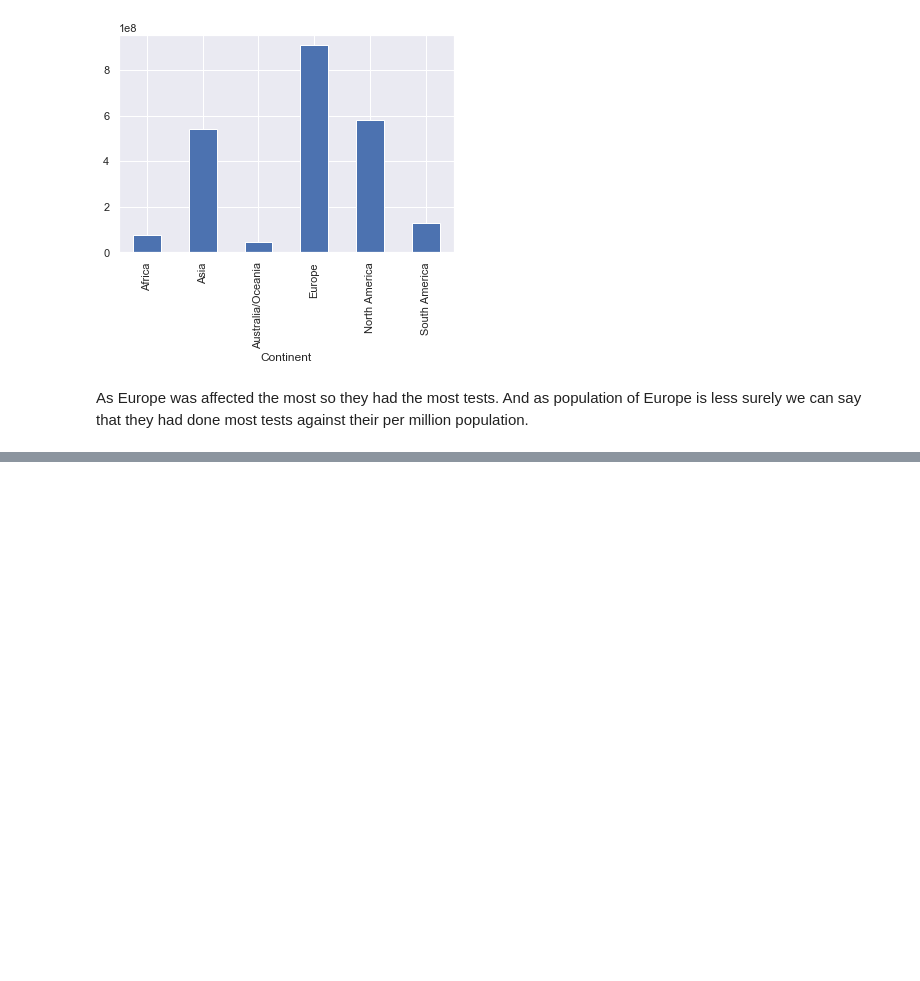
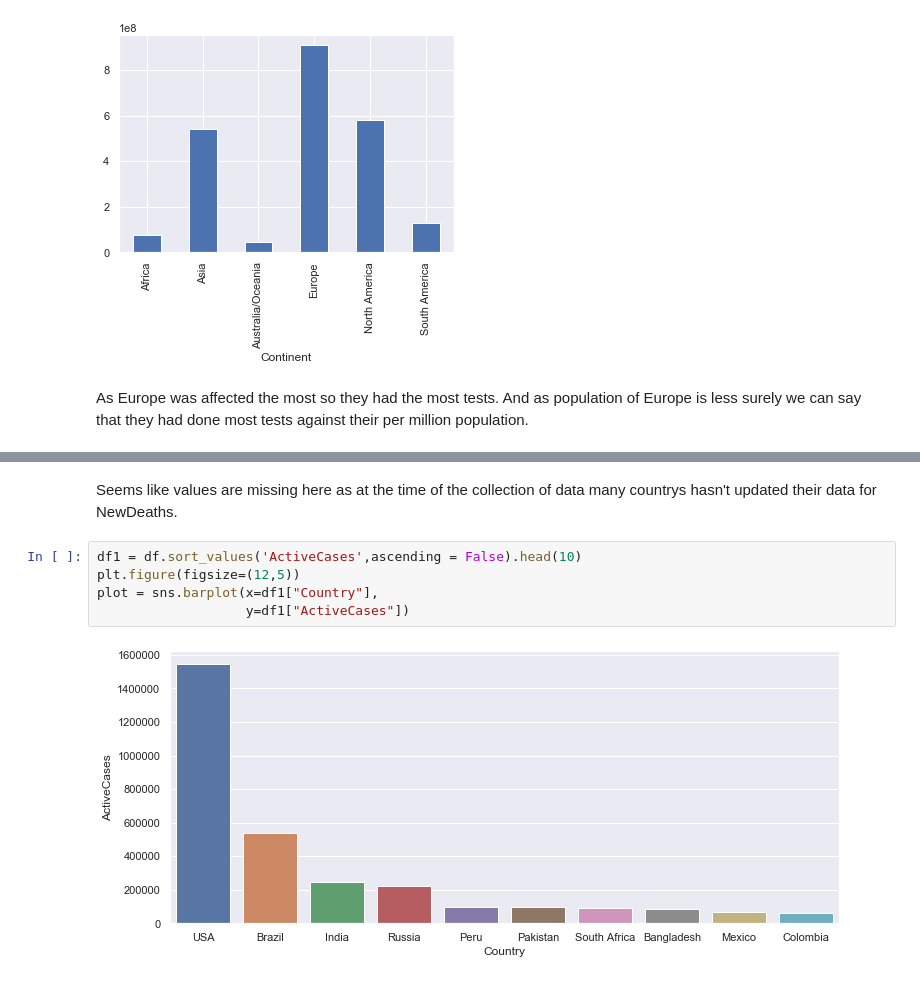
Before and after one commit to Hasibul-Islam/Covid-19, a Jupyter notebook: Covid-19.ipynb, the cells around one changed output, grey strips where cells are left out. Cells and saved outputs as stored; diff of their text form; blank space fills up the shorter version.

```diff
--- a/Covid-19.ipynb
+++ b/Covid-19.ipynb
@@ -435,0 +471,9 @@ As Europe was affected the most so they had the most tests. And as population of
+# %% [markdown]
+Seems like values are missing here as at the time of the collection of data many countrys hasn't updated their data for NewDeaths.
+# %%
+df1 = df.sort_values('ActiveCases',ascending = False).head(10)
+plt.figure(figsize=(12,5))
+plot = sns.barplot(x=df1["Country"],
+                   y=df1["ActiveCases"])
+# %% [output]
+[figure, added]
```
Also changed, not shown: parts of 40 cells of this notebook.
